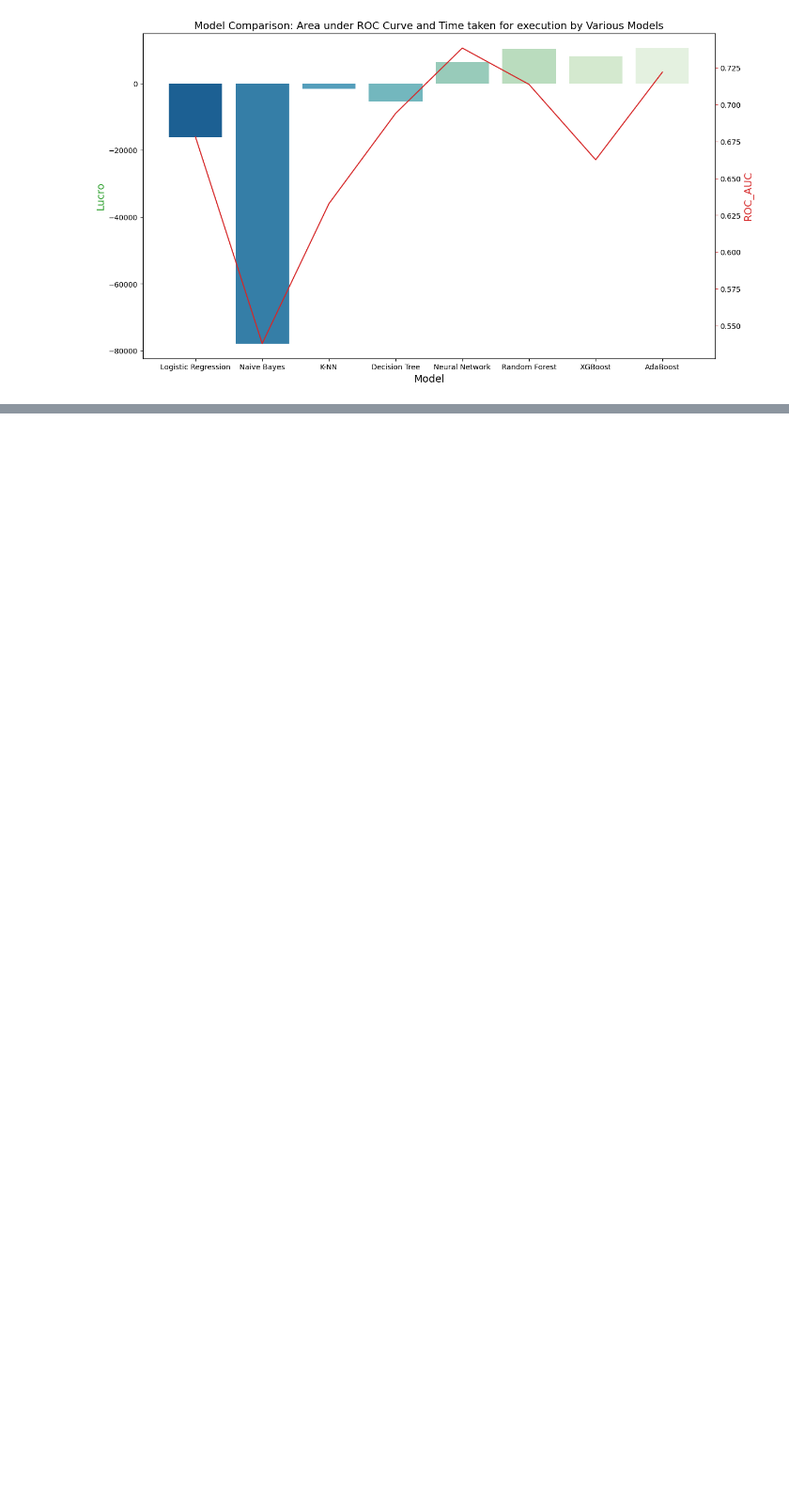
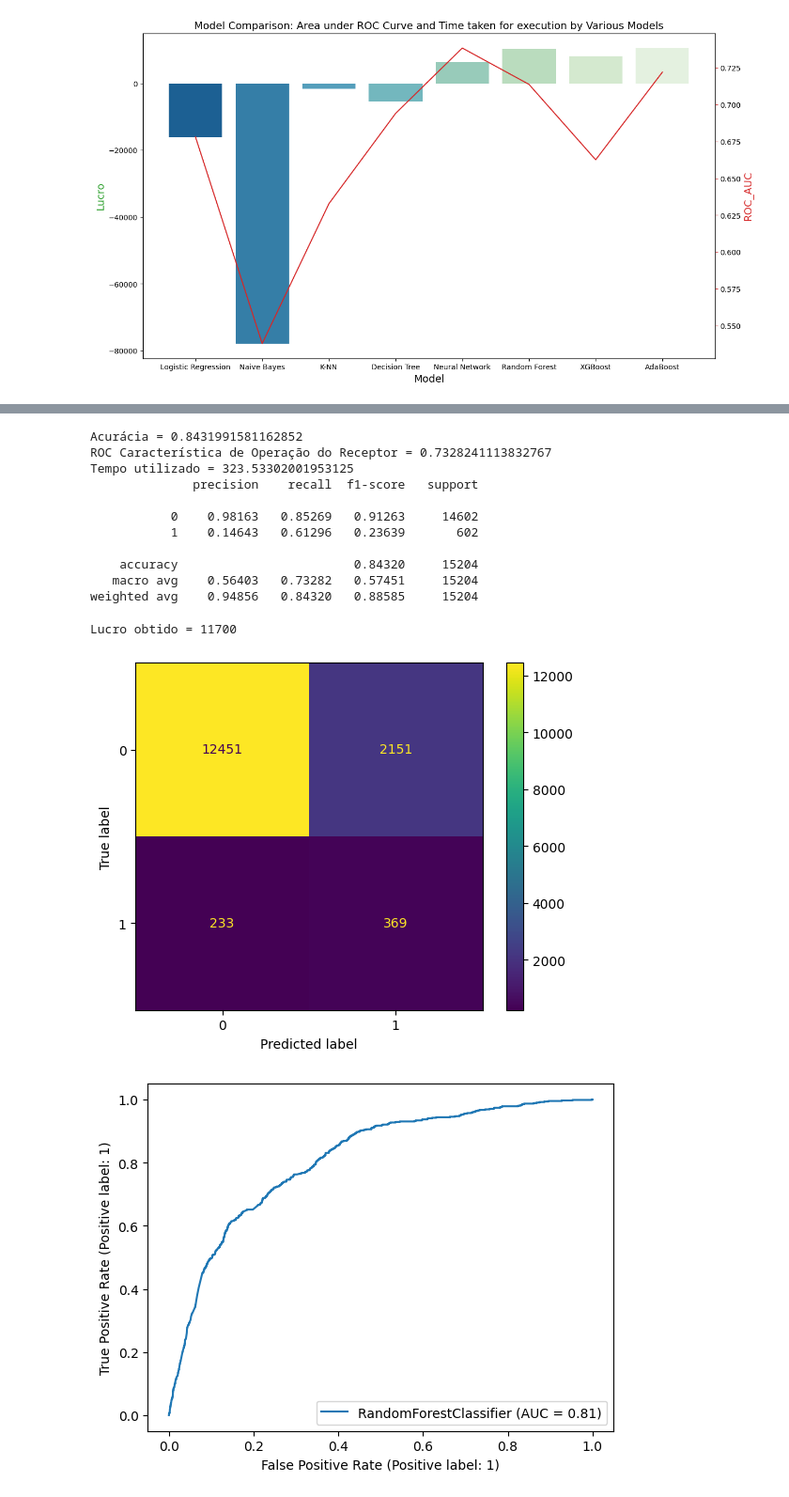
Before and after one commit to Gcardoso1/Case-Santander-Data-Master, a Jupyter notebook: Parte A - Classificação.ipynb, the cells around one changed output, grey strips where cells are left out. Shown at 94% size. Cells and saved outputs as stored; diff of their text form; code cells hidden in the pictures; blank space fills up the shorter version.

```diff
--- a/Parte A - Classificação.ipynb
+++ b/Parte A - Classificação.ipynb
@@ -372,0 +397,26 @@ ax2.tick_params(axis='y', color=color)
+# %%
+params_rf = {'class_weight':'balanced',
+             'max_leaf_nodes':250,
+             'max_depth': 1000,
+             'min_samples_leaf': 3,
+             'min_samples_split': 100,
+             'n_estimators': 2000,
+             'random_state': 12345}
+
+model_rf = RandomForestClassifier(**params_rf)
+model_rf, accuracy_rf, roc_auc_rf, tt_rf, lucro_rf = run_model(model_rf, X_over, y_over, X_test, y_test)
+# %% [output]
+Acurácia = 0.8431991581162852
+ROC Característica de Operação do Receptor = 0.7328241113832767
+Tempo utilizado = 323.53302001953125
+              precision    recall  f1-score   support
+
+           0    0.98163   0.85269   0.91263     14602
+           1    0.14643   0.61296   0.23639       602
+
+    accuracy                        0.84320     15204
+   macro avg    0.56403   0.73282   0.57451     15204
+weighted avg    0.94856   0.84320   0.88585     15204
+Lucro obtido = 11700
+[figure, added]
+[figure, added]
```
Also changed, not shown: parts of 3 cells of this notebook, 2 other files.
